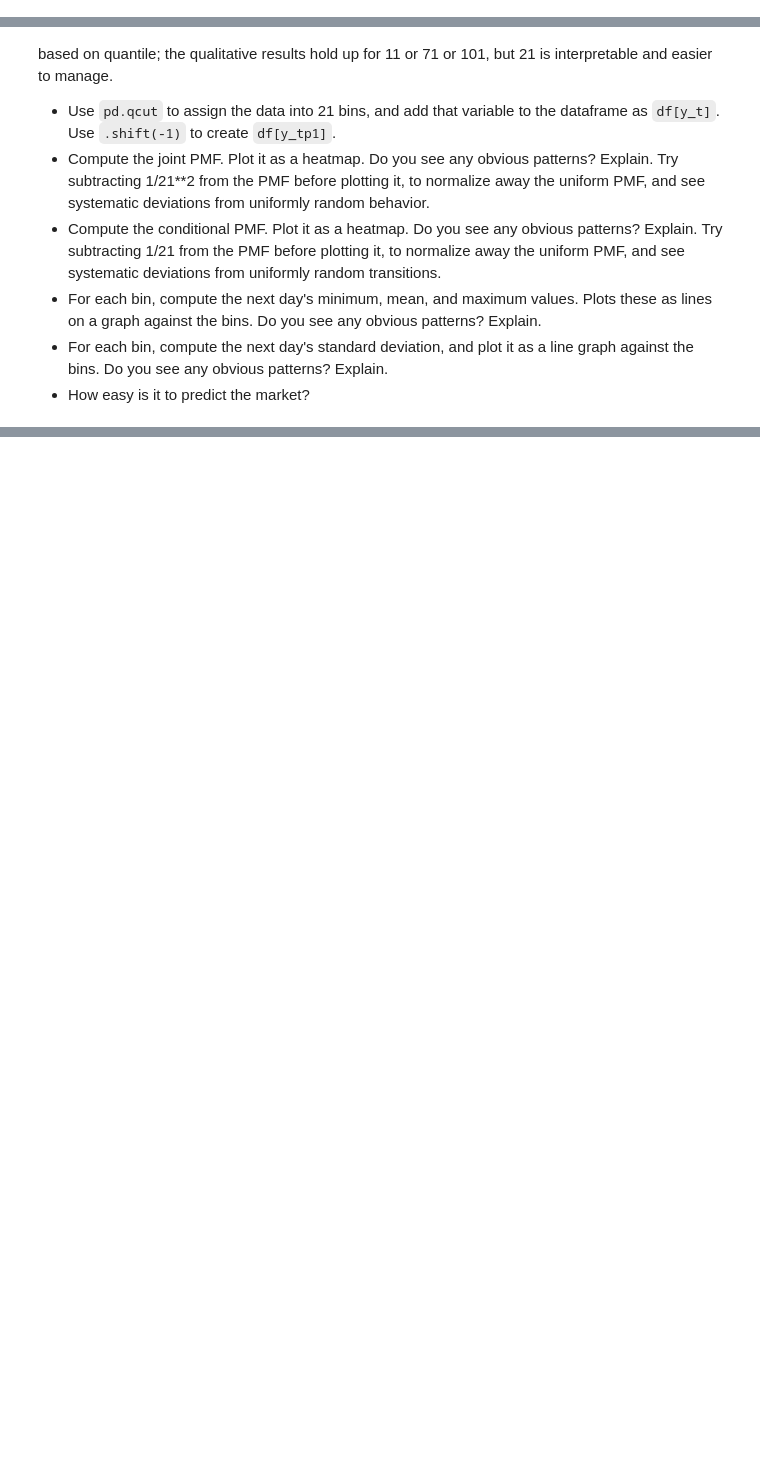
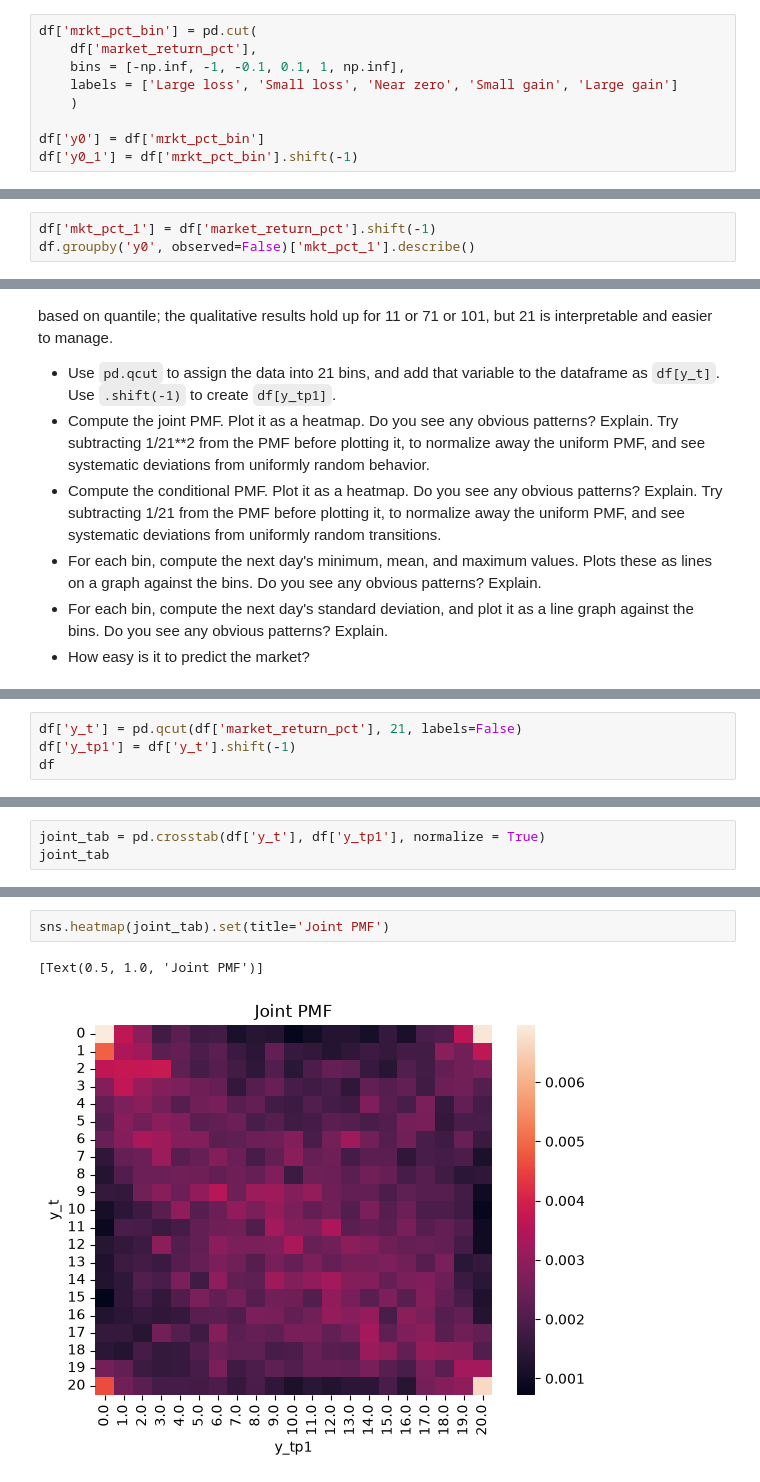
Before and after one commit to kaitlynNMcFadden/uu_markov, a Jupyter notebook: lab_1/lab.ipynb, the cells around one changed output, grey strips where cells are left out. Saved outputs shown, nothing was run; the diff lists cells and outputs as text; blank space fills up the shorter version.

```diff
--- a/lab_1/lab.ipynb
+++ b/lab_1/lab.ipynb
@@ -76,0 +155,9 @@ For example, −2 belongs to **Large loss**, 0.05 to **Near zero**, and 0.8 to *
+# %%
+df['mrkt_pct_bin'] = pd.cut(
+    df['market_return_pct'],
+    bins = [-np.inf, -1, -0.1, 0.1, 1, np.inf],
+    labels = ['Large loss', 'Small loss', 'Near zero', 'Small gain', 'Large gain']
+    )
+
+df['y0'] = df['mrkt_pct_bin']
+df['y0_1'] = df['mrkt_pct_bin'].shift(-1)
@@ -76,0 +254,3 @@ For example, −2 belongs to **Large loss**, 0.05 to **Near zero**, and 0.8 to *
+# %%
+df['mkt_pct_1'] = df['market_return_pct'].shift(-1)
+df.groupby('y0', observed=False)['mkt_pct_1'].describe()
@@ -87,0 +292,4 @@ The choice of five bins was arbitrary. For more realistic or complex models, we'
+# %%
+df['y_t'] = pd.qcut(df['market_return_pct'], 21, labels=False)
+df['y_tp1'] = df['y_t'].shift(-1)
+df
@@ -87,0 +333,3 @@ The choice of five bins was arbitrary. For more realistic or complex models, we'
+# %%
+joint_tab = pd.crosstab(df['y_t'], df['y_tp1'], normalize = True)
+joint_tab
@@ -87,0 +356,5 @@ The choice of five bins was arbitrary. For more realistic or complex models, we'
+# %%
+sns.heatmap(joint_tab).set(title='Joint PMF')
+# %% [output]
+[Text(0.5, 1.0, 'Joint PMF')]
+[figure, added]
```
Also changed, not shown: parts of 48 cells of this notebook, 3 other files.
